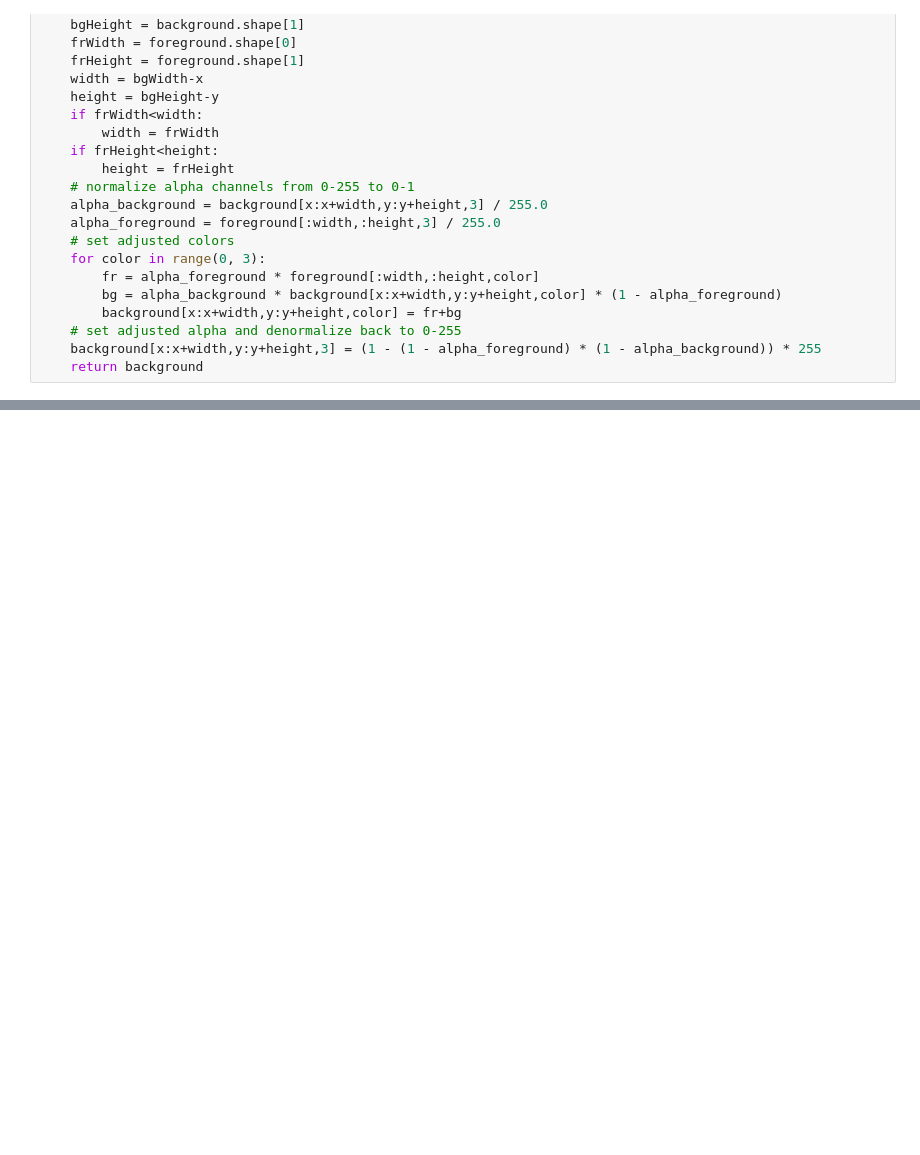
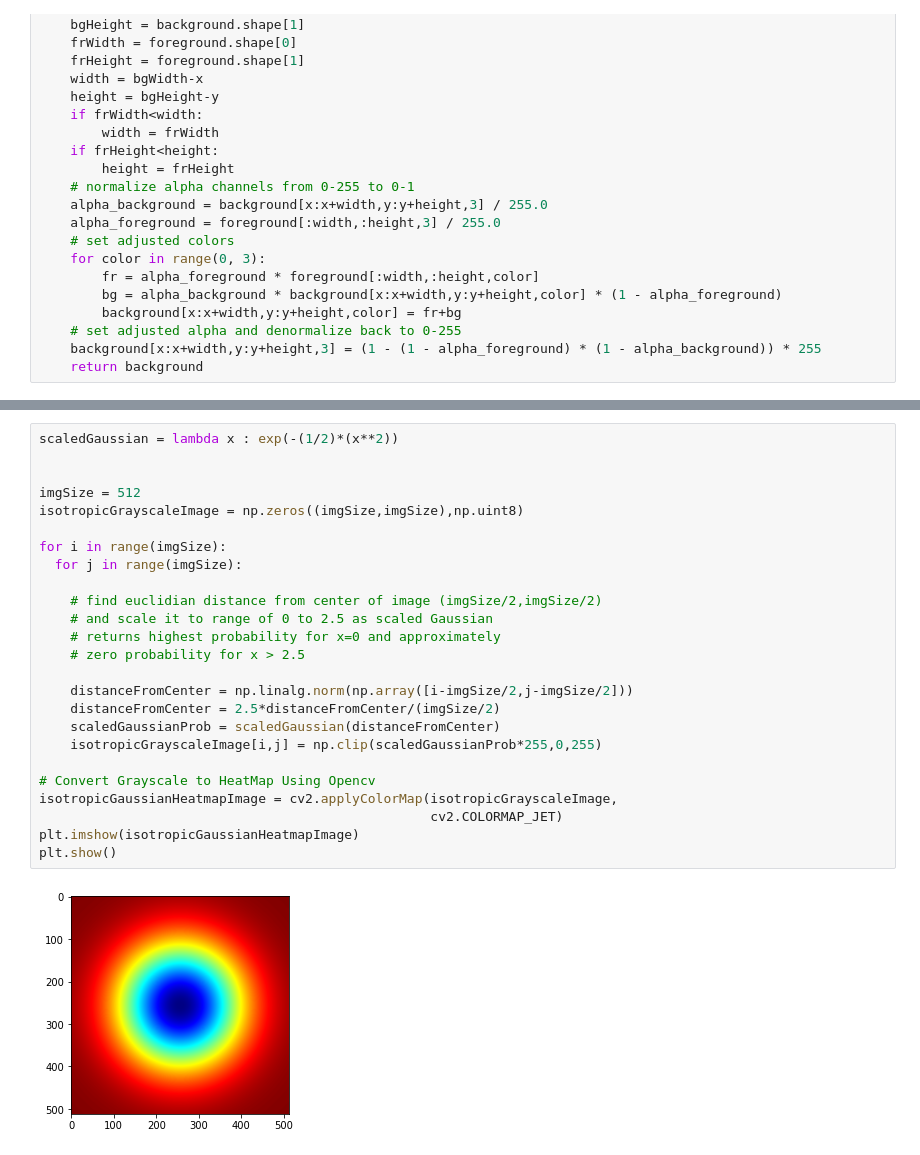
Before and after one commit to mostafa-amgad/Scene-text-detection, a Jupyter notebook: Scene_text_detection_using_yolo_and_guaussian_heatmapping.ipynb, the cells around one changed output, grey strips where cells are left out. Drawn from its saved outputs; the diff is of its cells as text; blank space fills up the shorter version.

```diff
--- a/Scene_text_detection_using_yolo_and_guaussian_heatmapping.ipynb
+++ b/Scene_text_detection_using_yolo_and_guaussian_heatmapping.ipynb
@@ -468,0 +489,27 @@ plt.show()
+# %%
+scaledGaussian = lambda x : exp(-(1/2)*(x**2))
+
+
+imgSize = 512
+isotropicGrayscaleImage = np.zeros((imgSize,imgSize),np.uint8)
+
+for i in range(imgSize):
+  for j in range(imgSize):
+
+    # find euclidian distance from center of image (imgSize/2,imgSize/2)
+    # and scale it to range of 0 to 2.5 as scaled Gaussian
+    # returns highest probability for x=0 and approximately
+    # zero probability for x > 2.5
+
+    distanceFromCenter = np.linalg.norm(np.array([i-imgSize/2,j-imgSize/2]))
+    distanceFromCenter = 2.5*distanceFromCenter/(imgSize/2)
+    scaledGaussianProb = scaledGaussian(distanceFromCenter)
+    isotropicGrayscaleImage[i,j] = np.clip(scaledGaussianProb*255,0,255)
+
+# Convert Grayscale to HeatMap Using Opencv
+isotropicGaussianHeatmapImage = cv2.applyColorMap(isotropicGrayscaleImage,
+                                                  cv2.COLORMAP_JET)
+plt.imshow(isotropicGaussianHeatmapImage)
+plt.show()
+# %% [output]
+[figure, added]
```
Also changed, not shown: parts of 7 cells of this notebook.
